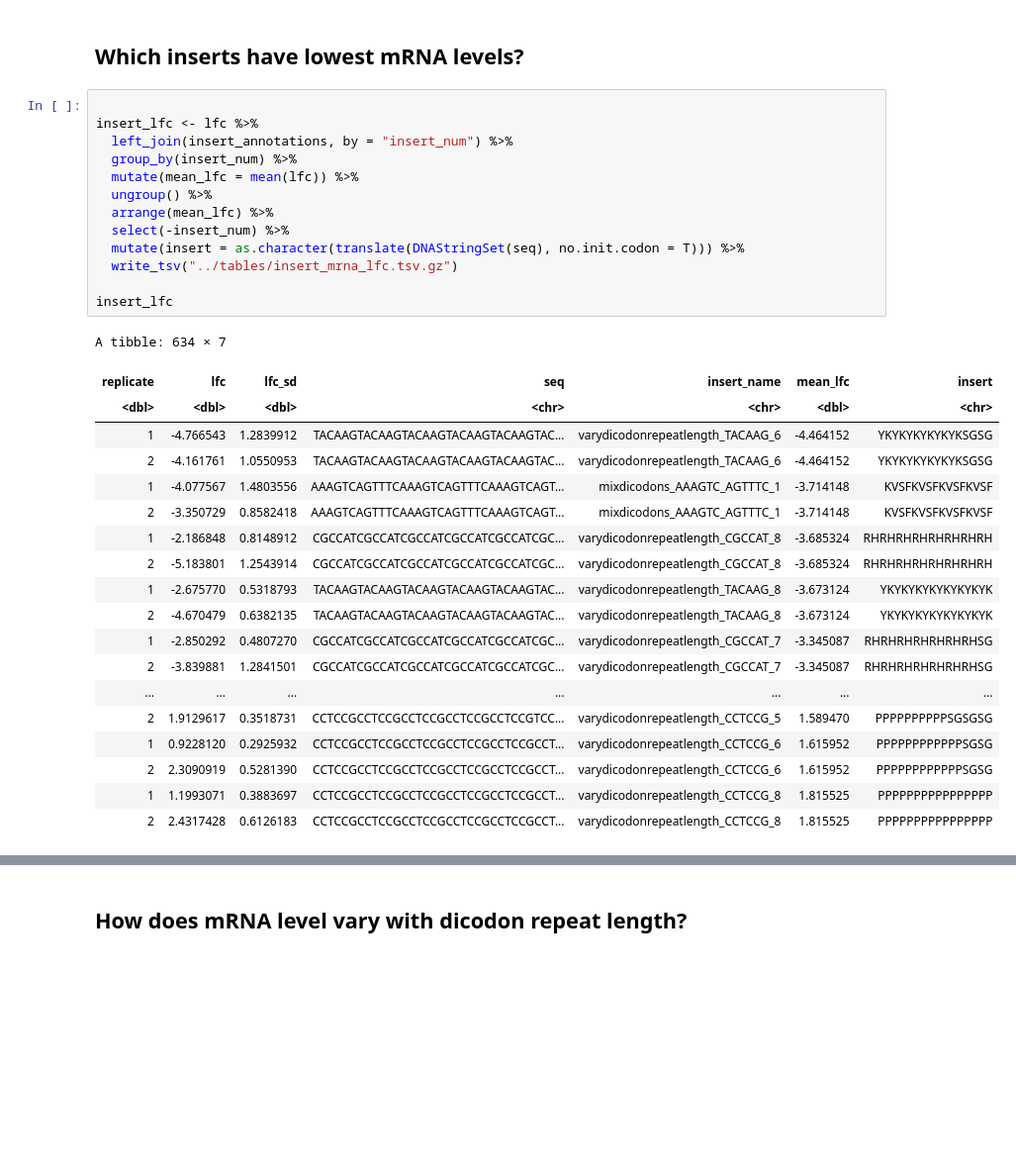
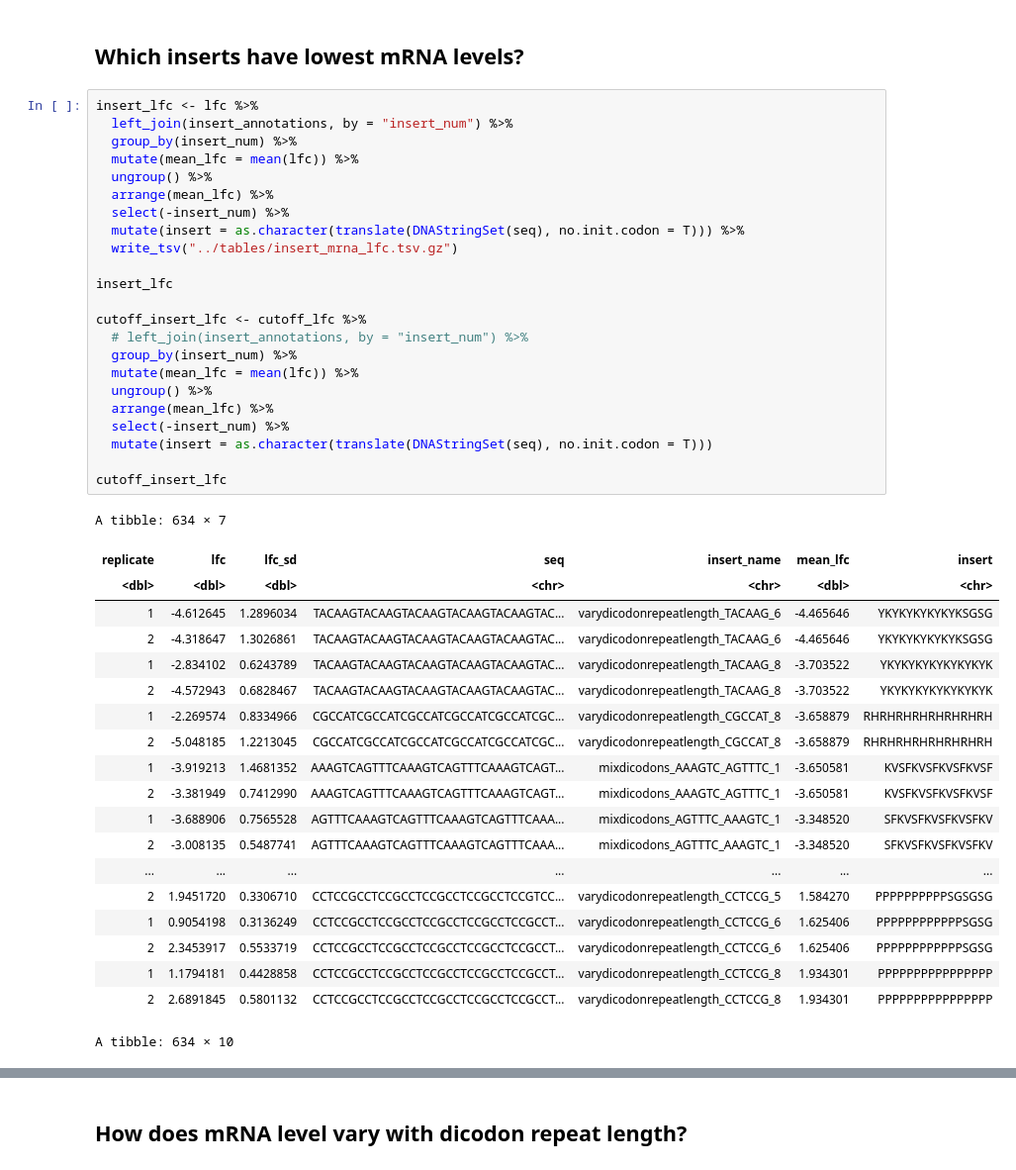
Before and after one commit to rasilab/burke_2022, a Jupyter notebook: analysis/barcode_seq/pool2_mrna/scripts/plot_didi_effects.ipynb, the cells around one changed output, grey strips where cells are left out. Shown at 99% size. Drawn from its saved outputs; the diff is of its cells as text; blank space fills up the shorter version.

Commit message:
Clean didi plots - compare read cutoff effects

```diff
--- a/analysis/barcode_seq/pool2_mrna/scripts/plot_didi_effects.ipynb
+++ b/analysis/barcode_seq/pool2_mrna/scripts/plot_didi_effects.ipynb
@@ -291,35 +291,46 @@ plot_data %>%
 # %% [markdown]
 ## Which inserts have lowest mRNA levels?
 # %%
-
 insert_lfc <- lfc %>%
   left_join(insert_annotations, by = "insert_num") %>%
   group_by(insert_num) %>%
   mutate(mean_lfc = mean(lfc)) %>%
   ungroup() %>%
   arrange(mean_lfc) %>%
   select(-insert_num) %>%
   mutate(insert = as.character(translate(DNAStringSet(seq), no.init.codon = T))) %>%
   write_tsv("../tables/insert_mrna_lfc.tsv.gz")
 
 insert_lfc
+
+cutoff_insert_lfc <- cutoff_lfc %>%
+  # left_join(insert_annotations, by = "insert_num") %>%
+  group_by(insert_num) %>%
+  mutate(mean_lfc = mean(lfc)) %>%
+  ungroup() %>%
+  arrange(mean_lfc) %>%
+  select(-insert_num) %>%
+  mutate(insert = as.character(translate(DNAStringSet(seq), no.init.codon = T)))
+
+cutoff_insert_lfc
 # %% [output]
 A tibble: 634 × 7
 | replicate | lfc | lfc_sd | seq | insert_name | mean_lfc | insert |
 | <dbl> | <dbl> | <dbl> | <chr> | <chr> | <dbl> | <chr> |
-| 1 | -4.766543 | 1.2839912 | TACAAGTACAAGTACAAGTACAAGTACAAGTAC... | varydicodonrepeatlength_TACAAG_6 | -4.464152 | YKYKYKYKYKYKSGSG |
-| 2 | -4.161761 | 1.0550953 | TACAAGTACAAGTACAAGTACAAGTACAAGTAC... | varydicodonrepeatlength_TACAAG_6 | -4.464152 | YKYKYKYKYKYKSGSG |
-| 1 | -4.077567 | 1.4803556 | AAAGTCAGTTTCAAAGTCAGTTTCAAAGTCAGT... | mixdicodons_AAAGTC_AGTTTC_1 | -3.714148 | KVSFKVSFKVSFKVSF |
-| 2 | -3.350729 | 0.8582418 | AAAGTCAGTTTCAAAGTCAGTTTCAAAGTCAGT... | mixdicodons_AAAGTC_AGTTTC_1 | -3.714148 | KVSFKVSFKVSFKVSF |
-| 1 | -2.186848 | 0.8148912 | CGCCATCGCCATCGCCATCGCCATCGCCATCGC... | varydicodonrepeatlength_CGCCAT_8 | -3.685324 | RHRHRHRHRHRHRHRH |
-| 2 | -5.183801 | 1.2543914 | CGCCATCGCCATCGCCATCGCCATCGCCATCGC... | varydicodonrepeatlength_CGCCAT_8 | -3.685324 | RHRHRHRHRHRHRHRH |
-| 1 | -2.675770 | 0.5318793 | TACAAGTACAAGTACAAGTACAAGTACAAGTAC... | varydicodonrepeatlength_TACAAG_8 | -3.673124 | YKYKYKYKYKYKYKYK |
-| 2 | -4.670479 | 0.6382135 | TACAAGTACAAGTACAAGTACAAGTACAAGTAC... | varydicodonrepeatlength_TACAAG_8 | -3.673124 | YKYKYKYKYKYKYKYK |
-| 1 | -2.850292 | 0.4807270 | CGCCATCGCCATCGCCATCGCCATCGCCATCGC... | varydicodonrepeatlength_CGCCAT_7 | -3.345087 | RHRHRHRHRHRHRHSG |
-| 2 | -3.839881 | 1.2841501 | CGCCATCGCCATCGCCATCGCCATCGCCATCGC... | varydicodonrepeatlength_CGCCAT_7 | -3.345087 | RHRHRHRHRHRHRHSG |
+| 1 | -4.612645 | 1.2896034 | TACAAGTACAAGTACAAGTACAAGTACAAGTAC... | varydicodonrepeatlength_TACAAG_6 | -4.465646 | YKYKYKYKYKYKSGSG |
+| 2 | -4.318647 | 1.3026861 | TACAAGTACAAGTACAAGTACAAGTACAAGTAC... | varydicodonrepeatlength_TACAAG_6 | -4.465646 | YKYKYKYKYKYKSGSG |
+| 1 | -2.834102 | 0.6243789 | TACAAGTACAAGTACAAGTACAAGTACAAGTAC... | varydicodonrepeatlength_TACAAG_8 | -3.703522 | YKYKYKYKYKYKYKYK |
+| 2 | -4.572943 | 0.6828467 | TACAAGTACAAGTACAAGTACAAGTACAAGTAC... | varydicodonrepeatlength_TACAAG_8 | -3.703522 | YKYKYKYKYKYKYKYK |
+| 1 | -2.269574 | 0.8334966 | CGCCATCGCCATCGCCATCGCCATCGCCATCGC... | varydicodonrepeatlength_CGCCAT_8 | -3.658879 | RHRHRHRHRHRHRHRH |
+| 2 | -5.048185 | 1.2213045 | CGCCATCGCCATCGCCATCGCCATCGCCATCGC... | varydicodonrepeatlength_CGCCAT_8 | -3.658879 | RHRHRHRHRHRHRHRH |
+| 1 | -3.919213 | 1.4681352 | AAAGTCAGTTTCAAAGTCAGTTTCAAAGTCAGT... | mixdicodons_AAAGTC_AGTTTC_1 | -3.650581 | KVSFKVSFKVSFKVSF |
+| 2 | -3.381949 | 0.7412990 | AAAGTCAGTTTCAAAGTCAGTTTCAAAGTCAGT... | mixdicodons_AAAGTC_AGTTTC_1 | -3.650581 | KVSFKVSFKVSFKVSF |
+| 1 | -3.688906 | 0.7565528 | AGTTTCAAAGTCAGTTTCAAAGTCAGTTTCAAA... | mixdicodons_AGTTTC_AAAGTC_1 | -3.348520 | SFKVSFKVSFKVSFKV |
+| 2 | -3.008135 | 0.5487741 | AGTTTCAAAGTCAGTTTCAAAGTCAGTTTCAAA... | mixdicodons_AGTTTC_AAAGTC_1 | -3.348520 | SFKVSFKVSFKVSFKV |
 | ... | ... | ... | ... | ... | ... | ... |
-| 2 | 1.9129617 | 0.3518731 | CCTCCGCCTCCGCCTCCGCCTCCGCCTCCGTCC... | varydicodonrepeatlength_CCTCCG_5 | 1.589470 | PPPPPPPPPPSGSGSG |
-| 1 | 0.9228120 | 0.2925932 | CCTCCGCCTCCGCCTCCGCCTCCGCCTCCGCCT... | varydicodonrepeatlength_CCTCCG_6 | 1.615952 | PPPPPPPPPPPPSGSG |
-| 2 | 2.3090919 | 0.5281390 | CCTCCGCCTCCGCCTCCGCCTCCGCCTCCGCCT... | varydicodonrepeatlength_CCTCCG_6 | 1.615952 | PPPPPPPPPPPPSGSG |
-| 1 | 1.1993071 | 0.3883697 | CCTCCGCCTCCGCCTCCGCCTCCGCCTCCGCCT... | varydicodonrepeatlength_CCTCCG_8 | 1.815525 | PPPPPPPPPPPPPPPP |
-| 2 | 2.4317428 | 0.6126183 | CCTCCGCCTCCGCCTCCGCCTCCGCCTCCGCCT... | varydicodonrepeatlength_CCTCCG_8 | 1.815525 | PPPPPPPPPPPPPPPP |
+| 2 | 1.9451720 | 0.3306710 | CCTCCGCCTCCGCCTCCGCCTCCGCCTCCGTCC... | varydicodonrepeatlength_CCTCCG_5 | 1.584270 | PPPPPPPPPPSGSGSG |
+| 1 | 0.9054198 | 0.3136249 | CCTCCGCCTCCGCCTCCGCCTCCGCCTCCGCCT... | varydicodonrepeatlength_CCTCCG_6 | 1.625406 | PPPPPPPPPPPPSGSG |
+| 2 | 2.3453917 | 0.5533719 | CCTCCGCCTCCGCCTCCGCCTCCGCCTCCGCCT... | varydicodonrepeatlength_CCTCCG_6 | 1.625406 | PPPPPPPPPPPPSGSG |
+| 1 | 1.1794181 | 0.4428858 | CCTCCGCCTCCGCCTCCGCCTCCGCCTCCGCCT... | varydicodonrepeatlength_CCTCCG_8 | 1.934301 | PPPPPPPPPPPPPPPP |
+| 2 | 2.6891845 | 0.5801132 | CCTCCGCCTCCGCCTCCGCCTCCGCCTCCGCCT... | varydicodonrepeatlength_CCTCCG_8 | 1.934301 | PPPPPPPPPPPPPPPP |
+A tibble: 634 × 10
```
Also changed, not shown: parts of 16 cells of this notebook.
